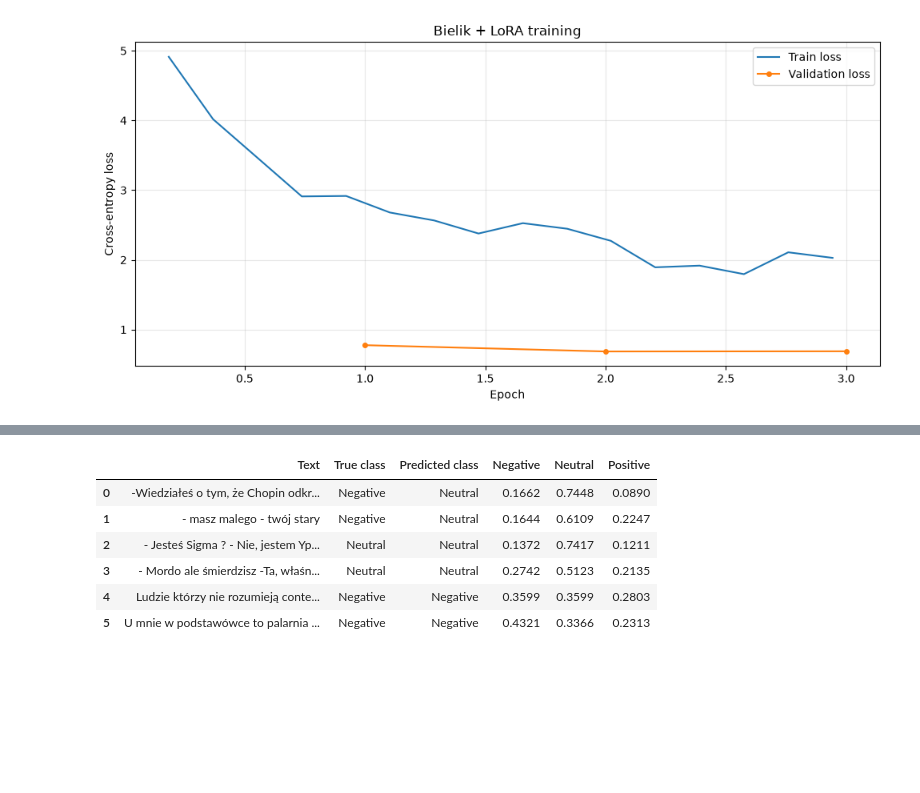
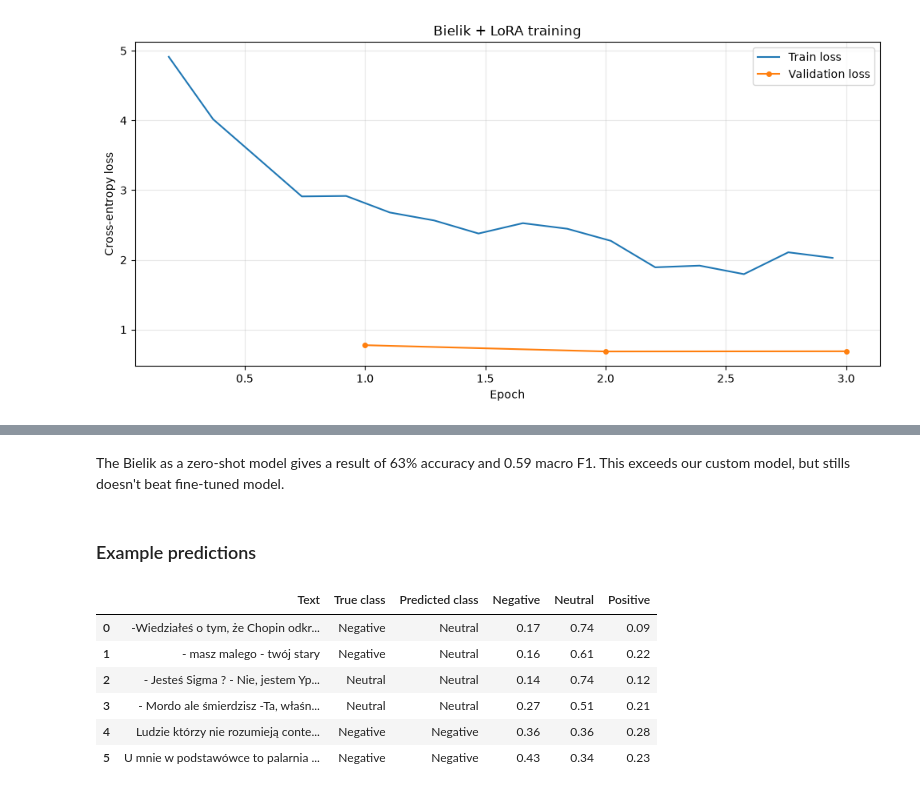
Before and after one commit to lkwinta/computional-linguistics, a Jupyter notebook: lab03-finetunning/text_classification.ipynb, the cells around one changed output, grey strips where cells are left out. Drawn from its saved outputs; the diff is of its cells as text; code cells hidden in the pictures; blank space fills up the shorter version.

```diff
--- a/lab03-finetunning/text_classification.ipynb
+++ b/lab03-finetunning/text_classification.ipynb
@@ -791,22 +962,26 @@ Test throughput: 63.2 examples/s
 [figure]
+# %% [markdown]
+The Bielik as a zero-shot model gives a result of 63% accuracy and 0.59 macro F1. This exceeds our custom model, but stills doesn't beat fine-tuned model.
+# %% [markdown]
+### Example predictions
 # %%
-probability_examples = pd.DataFrame(
+example_predictions = pd.DataFrame(
     zero_shot_results["probabilities"][:6],
     columns=[classes[label] for label in zero_shot_results["probability_class_ids"]],
 )
-probability_examples.insert(0, "Text", list(ds["test"]["text"][:6]))
-probability_examples.insert(1, "True class", [classes[label] for label in ds["test"]["labels"][:6]])
-probability_examples.insert(2, "Predicted class", zero_shot_results["predicted_classes"][:6])
+example_predictions.insert(0, "Text", list(ds["test"]["text"][:6]))
+example_predictions.insert(1, "True class", [classes[label] for label in ds["test"]["labels"][:6]])
+example_predictions.insert(2, "Predicted class", zero_shot_results["predicted_classes"][:6])
 with pd.option_context("display.max_colwidth", None):
-    display(probability_examples.round(4))
+    display(example_predictions.round(2))
 # %% [output]
 |  | Text | True class | Predicted class | Negative | Neutral | Positive |
-| 0 | -Wiedziałeś o tym, że Chopin odkr... | Negative | Neutral | 0.1662 | 0.7448 | 0.0890 |
-| 1 | - masz malego - twój stary | Negative | Neutral | 0.1644 | 0.6109 | 0.2247 |
-| 2 | - Jesteś Sigma ? - Nie, jestem Yp... | Neutral | Neutral | 0.1372 | 0.7417 | 0.1211 |
-| 3 | - Mordo ale śmierdzisz -Ta, właśn... | Neutral | Neutral | 0.2742 | 0.5123 | 0.2135 |
-| 4 | Ludzie którzy nie rozumieją conte... | Negative | Negative | 0.3599 | 0.3599 | 0.2803 |
-| 5 | U mnie w podstawówce to palarnia ... | Negative | Negative | 0.4321 | 0.3366 | 0.2313 |
+| 0 | -Wiedziałeś o tym, że Chopin odkr... | Negative | Neutral | 0.17 | 0.74 | 0.09 |
+| 1 | - masz malego - twój stary | Negative | Neutral | 0.16 | 0.61 | 0.22 |
+| 2 | - Jesteś Sigma ? - Nie, jestem Yp... | Neutral | Neutral | 0.14 | 0.74 | 0.12 |
+| 3 | - Mordo ale śmierdzisz -Ta, właśn... | Neutral | Neutral | 0.27 | 0.51 | 0.21 |
+| 4 | Ludzie którzy nie rozumieją conte... | Negative | Negative | 0.36 | 0.36 | 0.28 |
+| 5 | U mnie w podstawówce to palarnia ... | Negative | Negative | 0.43 | 0.34 | 0.23 |
 # %%
 del model_zero_shot, tokenizer_zero_shot
 free_memory()
```
Also changed, not shown: parts of 42 cells of this notebook.
